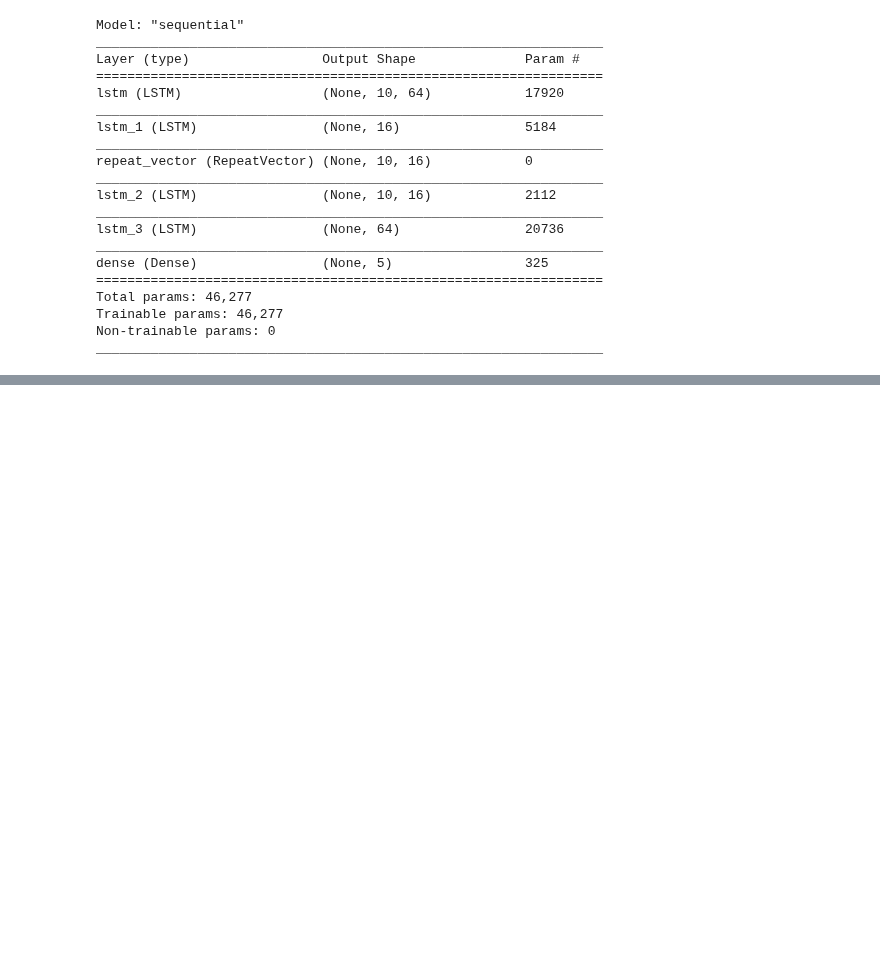
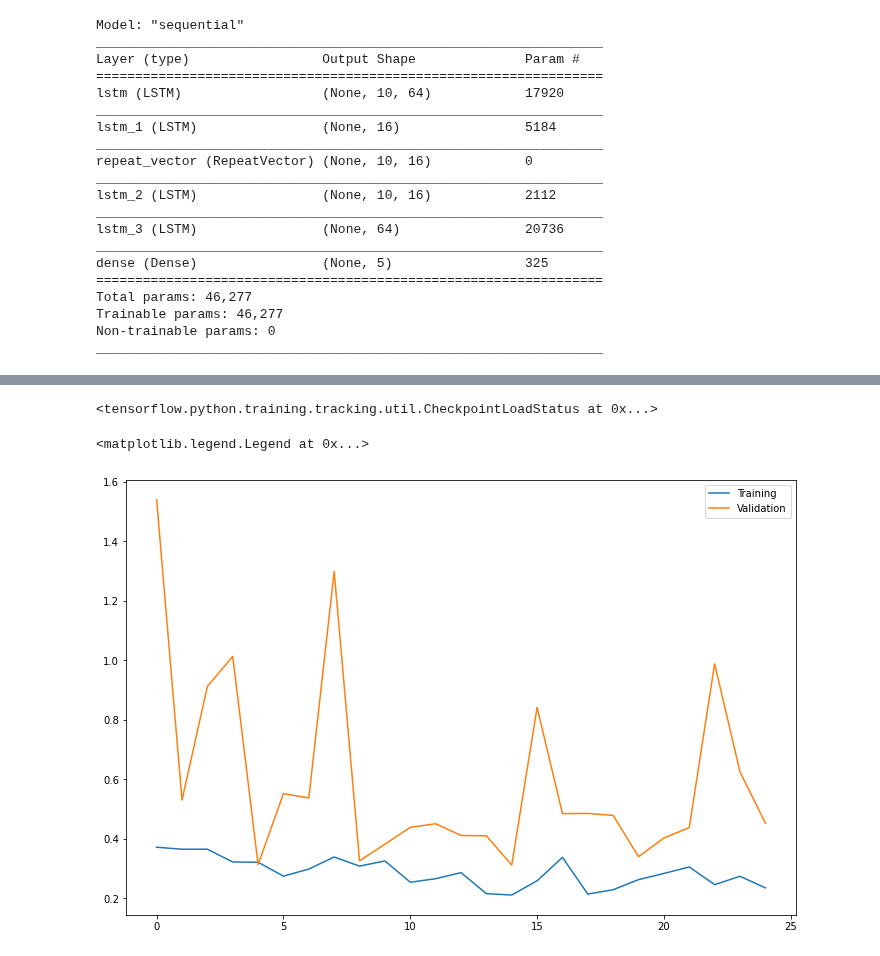
Before and after one commit to jiyeoon/aiffel, a Jupyter notebook: Week12/Exploration20(2).ipynb, the cells around one changed output, grey strips where cells are left out. Drawn from its saved outputs; the diff is of its cells as text; code cells hidden in the pictures; blank space fills up the shorter version.

```diff
--- a/Week12/Exploration20(2).ipynb
+++ b/Week12/Exploration20(2).ipynb
@@ -457,7 +457,7 @@ checkpoint = ModelCheckpoint(
     verbose = 1
 )
 # %%
-early_stop = EarlyStopping(monitor='val_loss', patience = 5)
+early_stop = EarlyStopping(monitor='val_loss', patience = 10)
 # %%
 model.compile(loss = 'mae', optimizer = 'adam', metrics = ['mae'])
 # %%
@@ -466,6 +466,6 @@ hist = model.fit(
     validation_data = valid_gen,
     steps_per_epoch = len(train_gen),
     validation_steps = len(valid_gen),
-    epochs = 10,
+    epochs = 50,
     callbacks = [checkpoint, early_stop]
 )
@@ -471,0 +490,12 @@ hist = model.fit(
+# %%
+model.load_weights(checkpoint_path)
+# %% [output]
+<tensorflow.python.training.tracking.util.CheckpointLoadStatus at 0x...>
+# %%
+fig = plt.figure(figsize=(12, 8))
+plt.plot(hist.history['loss'], label='Training')
+plt.plot(hist.history['val_loss'], label='Validation')
+plt.legend()
+# %% [output]
+<matplotlib.legend.Legend at 0x...>
+[figure, added]
```
Also changed, not shown: parts of 9 cells of this notebook.
